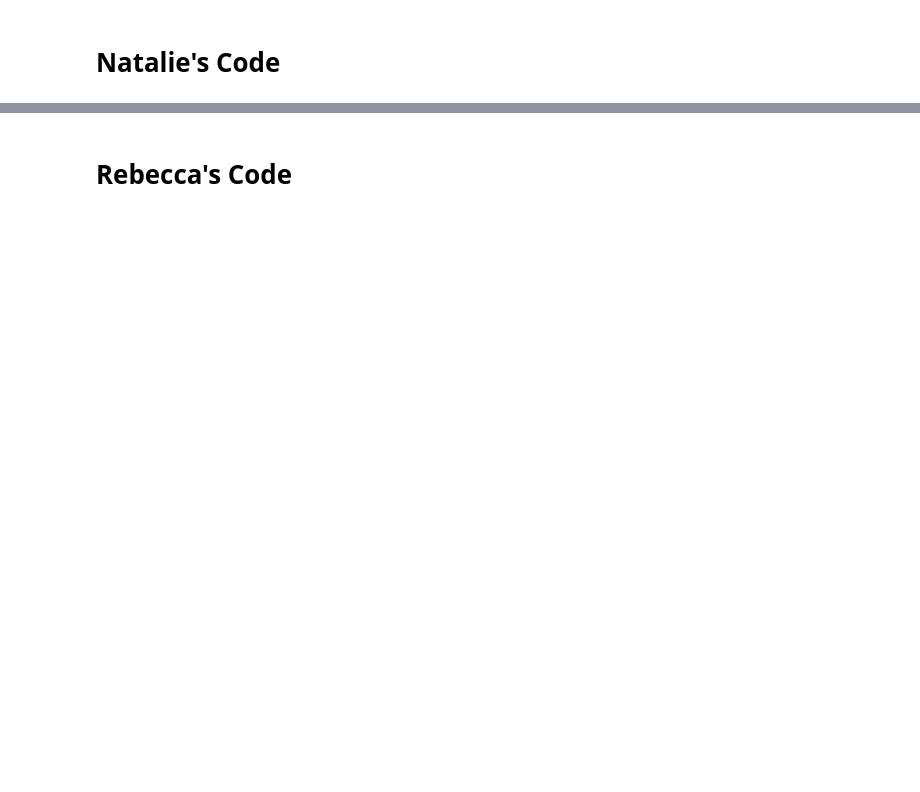
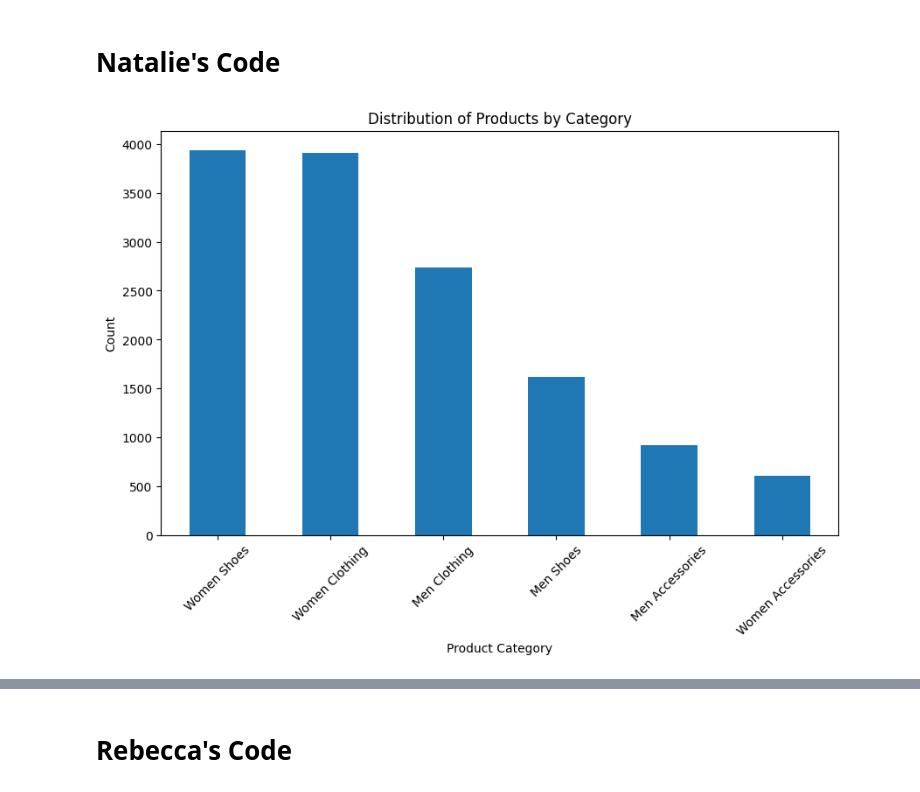
Before and after one commit to lucheuer/Project-1, a Jupyter notebook: Project_1_Group_3.ipynb, the cells around one changed output, grey strips where cells are left out. Cells and saved outputs as stored; diff of their text form; code cells hidden in the pictures; blank space fills up the shorter version.

```diff
--- a/Project_1_Group_3.ipynb
+++ b/Project_1_Group_3.ipynb
@@ -256,15 +257,17 @@ with open("plotly_graph.html", "w") as file:
 # %%
 # Price Distribution by Product Type
 
-category_counts = df['product_category'].value_counts()
+category_counts = vestiaire_clean['product_category'].value_counts()
 
 plt.figure(figsize=(10, 6))
 category_counts.plot(kind='bar')
 plt.title('Distribution of Products by Category')
 plt.xlabel('Product Category')
 plt.ylabel('Count')
 plt.xticks(rotation=45)
 plt.show()
+# %% [output]
+[figure, added]
 # %%
 #Average Price by Product Condition
 
```
Also changed, not shown: parts of 43 cells of this notebook, 21 other files.
